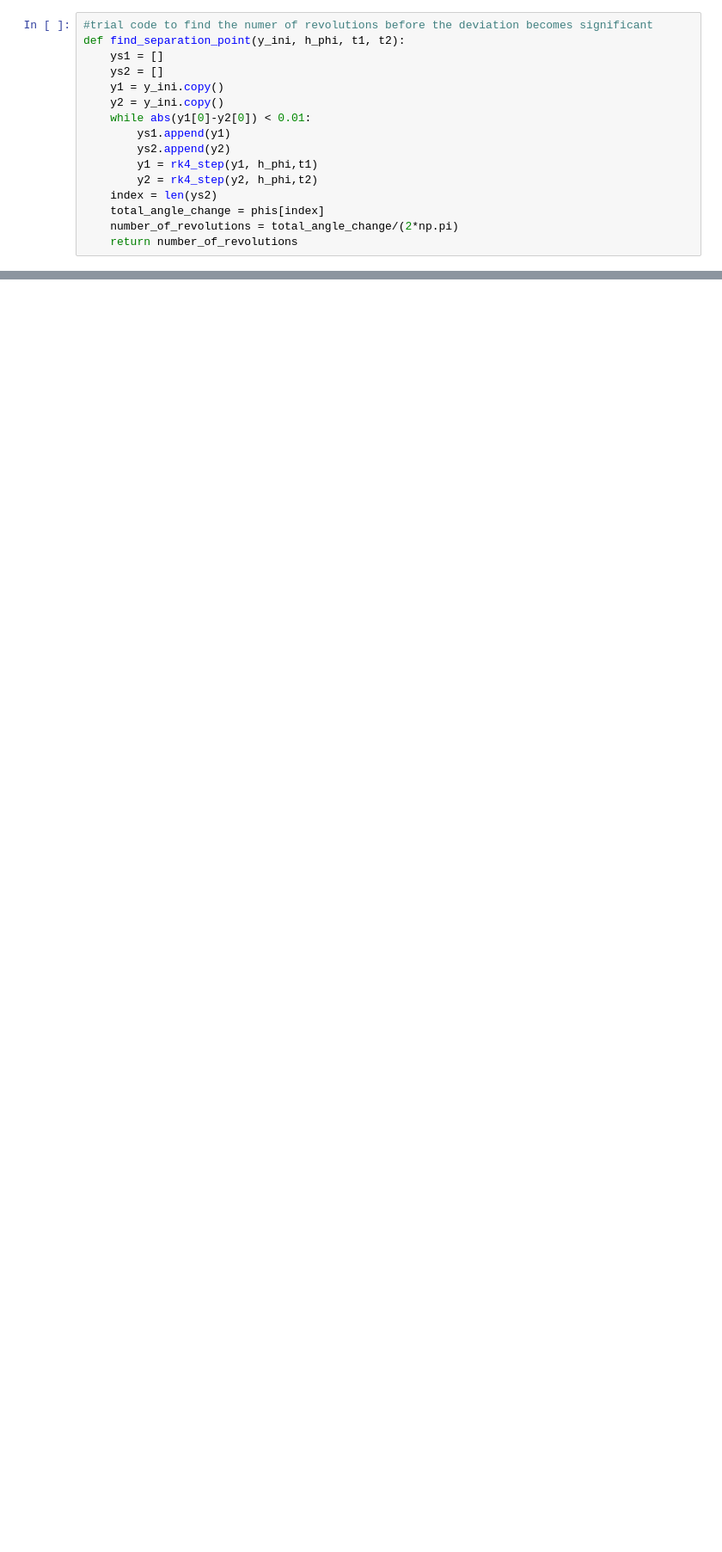
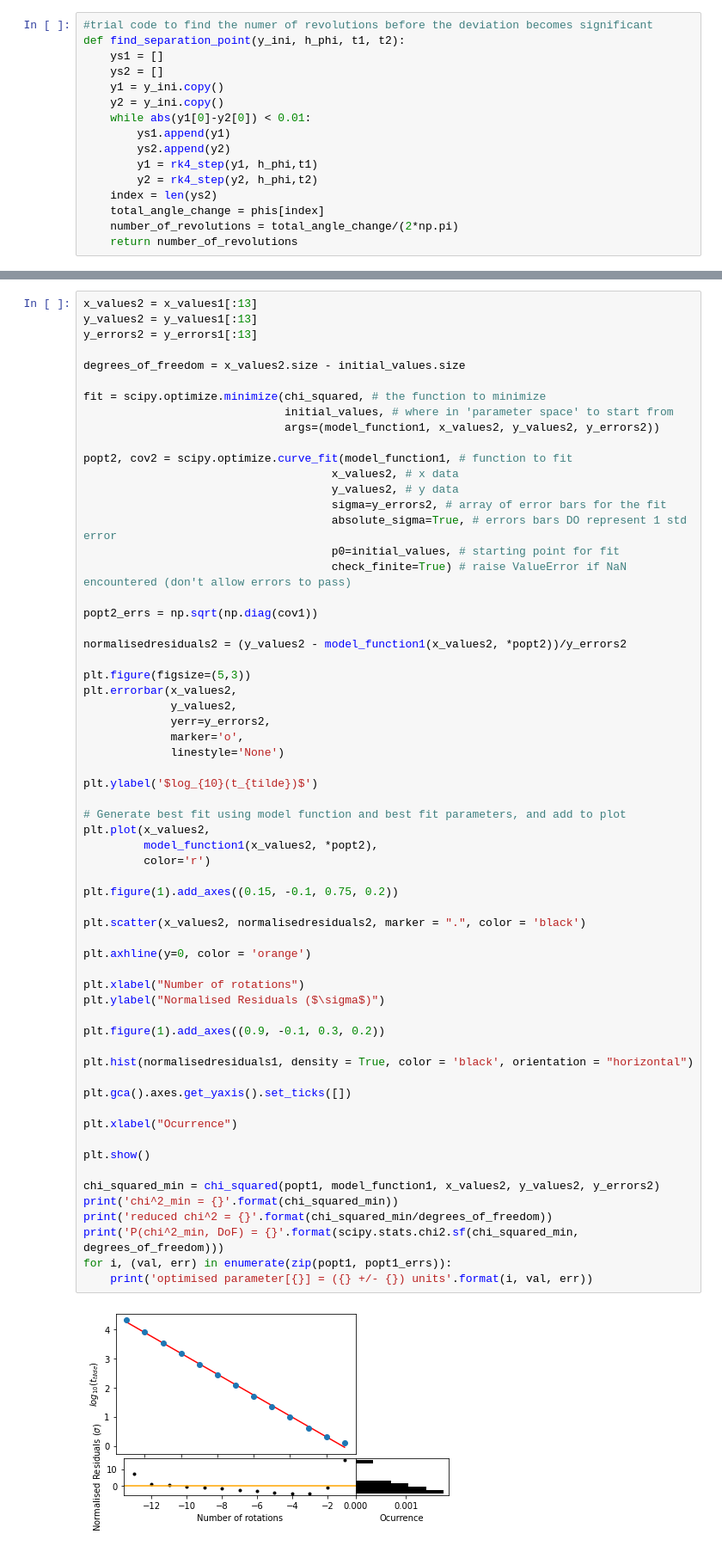
Before and after one commit to arndasgupta72/eventhorizon, a Jupyter notebook: Freya's Geodesic Codes/Log(t-tilde) Vs. Number Of Revolutions.ipynb, the cells around one changed output, grey strips where cells are left out. Shown at 86% size. Cells and saved outputs as stored; diff of their text form; blank space fills up the shorter version.

```diff
--- a/Freya's Geodesic Codes/Log(t-tilde) Vs. Number Of Revolutions.ipynb
+++ b/Freya's Geodesic Codes/Log(t-tilde) Vs. Number Of Revolutions.ipynb
@@ -225,0 +231,64 @@ optimised parameter[1] = (-0.3936480492861935 +/- 0.006154574476847004) units
+# %%
+x_values2 = x_values1[:13]
+y_values2 = y_values1[:13]
+y_errors2 = y_errors1[:13]
+
+degrees_of_freedom = x_values2.size - initial_values.size
+
+fit = scipy.optimize.minimize(chi_squared, # the function to minimize
+                              initial_values, # where in 'parameter space' to start from
+                              args=(model_function1, x_values2, y_values2, y_errors2))
+
+popt2, cov2 = scipy.optimize.curve_fit(model_function1, # function to fit
+                                     x_values2, # x data
+                                     y_values2, # y data
+                                     sigma=y_errors2, # array of error bars for the fit
+                                     absolute_sigma=True, # errors bars DO represent 1 std error
+                                     p0=initial_values, # starting point for fit
+                                     check_finite=True) # raise ValueError if NaN encountered (don't allow errors to pass)
+
+popt2_errs = np.sqrt(np.diag(cov1))
+
+normalisedresiduals2 = (y_values2 - model_function1(x_values2, *popt2))/y_errors2
+
+plt.figure(figsize=(5,3))
+plt.errorbar(x_values2,
+             y_values2,
+             yerr=y_errors2,
+             marker='o',
+             linestyle='None')
+
+plt.ylabel('$log_{10}(t_{tilde})$')
+
+# Generate best fit using model function and best fit parameters, and add to plot
+plt.plot(x_values2,
+         model_function1(x_values2, *popt2),
+         color='r')
+
+plt.figure(1).add_axes((0.15, -0.1, 0.75, 0.2))
+
+plt.scatter(x_values2, normalisedresiduals2, marker = ".", color = 'black')
+
+plt.axhline(y=0, color = 'orange')
+
+plt.xlabel("Number of rotations")
+plt.ylabel("Normalised Residuals ($\sigma$)")
+
+plt.figure(1).add_axes((0.9, -0.1, 0.3, 0.2))
+
+plt.hist(normalisedresiduals1, density = True, color = 'black', orientation = "horizontal")
+
+plt.gca().axes.get_yaxis().set_ticks([])
+
+plt.xlabel("Ocurrence")
+
+plt.show()
+
+chi_squared_min = chi_squared(popt1, model_function1, x_values2, y_values2, y_errors2)
+print('chi^2_min = {}'.format(chi_squared_min))
+print('reduced chi^2 = {}'.format(chi_squared_min/degrees_of_freedom))
+print('P(chi^2_min, DoF) = {}'.format(scipy.stats.chi2.sf(chi_squared_min, degrees_of_freedom)))
+for i, (val, err) in enumerate(zip(popt1, popt1_errs)):
+    print('optimised parameter[{}] = ({} +/- {}) units'.format(i, val, err))
+# %% [output]
+[figure, added]
```
Also changed, not shown: parts of 8 cells of this notebook.
